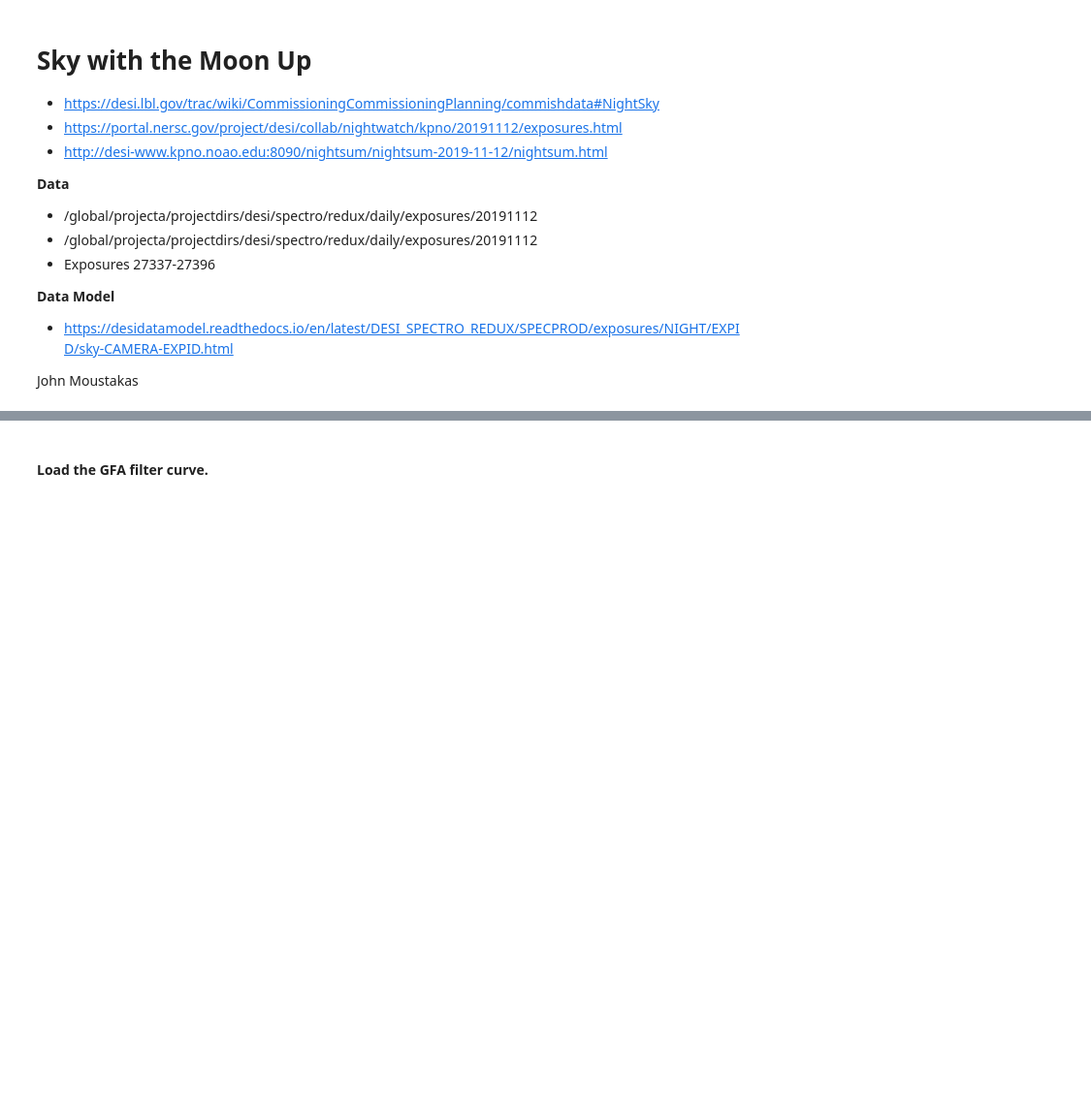
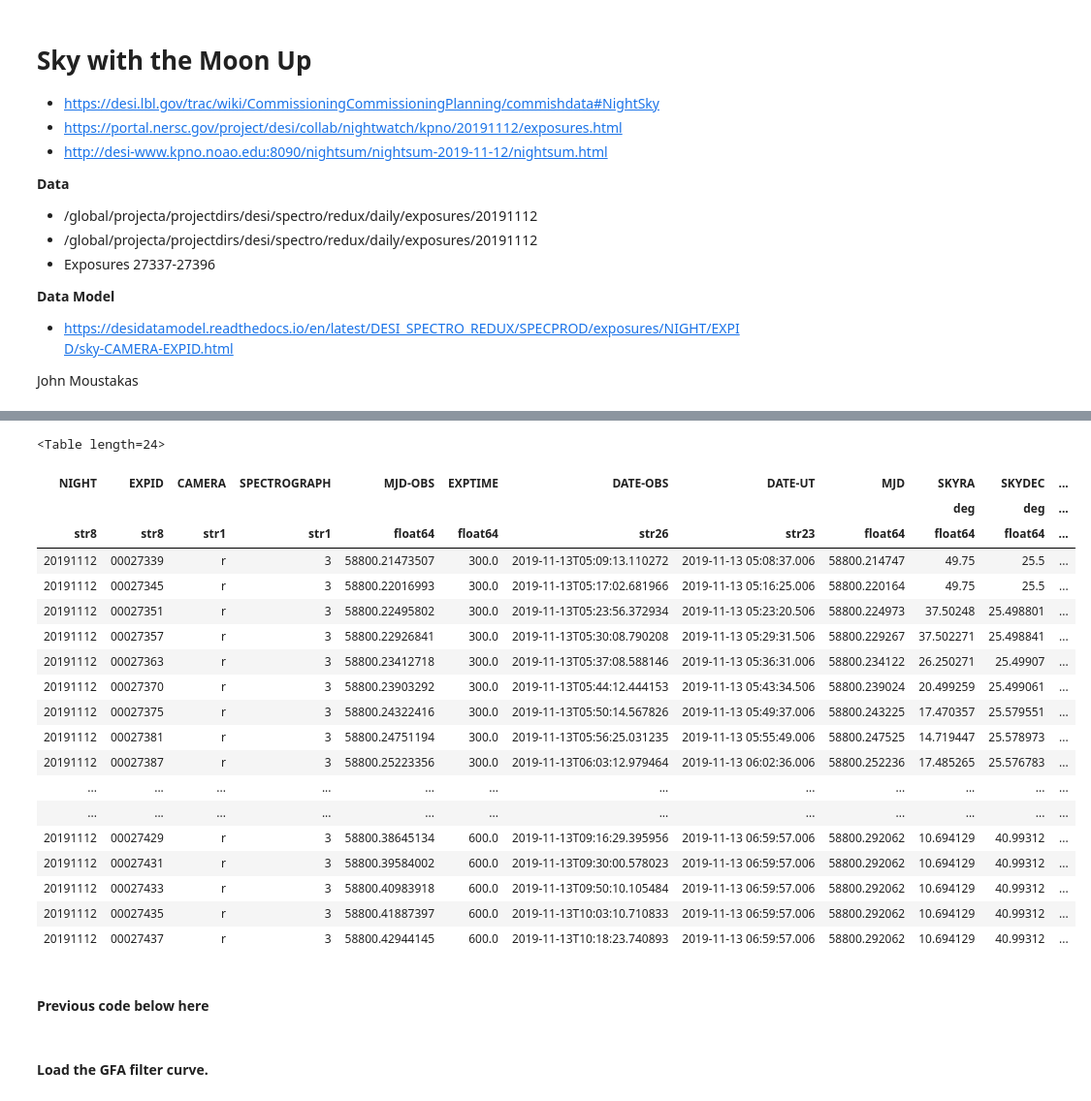
Before and after one commit to desihub/desicmx, a Jupyter notebook: analysis/specsky/sky-with-moon.ipynb, the cells around one changed output, grey strips where cells are left out. Shown: that part at 97% size. Saved outputs shown, nothing was run; the diff lists cells and outputs as text; code cells hidden in the pictures; blank space fills up the shorter version.

```diff
--- a/analysis/specsky/sky-with-moon.ipynb
+++ b/analysis/specsky/sky-with-moon.ipynb
@@ -39,0 +240,23 @@ sns.set(context='talk', style='ticks', font_scale=1.1)
+# %%
+info
+# %% [output]
+<Table length=24>
+| NIGHT | EXPID | CAMERA | SPECTROGRAPH | MJD-OBS | EXPTIME | DATE-OBS | DATE-UT | MJD | SKYRA | SKYDEC | ... |
+|  |  |  |  |  |  |  |  |  | deg | deg | ... |
+| str8 | str8 | str1 | str1 | float64 | float64 | str26 | str23 | float64 | float64 | float64 | ... |
+| 20191112 | 00027339 | r | 3 | 58800.21473507 | 300.0 | 2019-11-13T05:09:13.110272 | 2019-11-13 05:08:37.006 | 58800.214747 | 49.75 | 25.5 | ... |
+| 20191112 | 00027345 | r | 3 | 58800.22016993 | 300.0 | 2019-11-13T05:17:02.681966 | 2019-11-13 05:16:25.006 | 58800.220164 | 49.75 | 25.5 | ... |
+| 20191112 | 00027351 | r | 3 | 58800.22495802 | 300.0 | 2019-11-13T05:23:56.372934 | 2019-11-13 05:23:20.506 | 58800.224973 | 37.50248 | 25.498801 | ... |
+| 20191112 | 00027357 | r | 3 | 58800.22926841 | 300.0 | 2019-11-13T05:30:08.790208 | 2019-11-13 05:29:31.506 | 58800.229267 | 37.502271 | 25.498841 | ... |
+| 20191112 | 00027363 | r | 3 | 58800.23412718 | 300.0 | 2019-11-13T05:37:08.588146 | 2019-11-13 05:36:31.006 | 58800.234122 | 26.250271 | 25.49907 | ... |
+| 20191112 | 00027370 | r | 3 | 58800.23903292 | 300.0 | 2019-11-13T05:44:12.444153 | 2019-11-13 05:43:34.506 | 58800.239024 | 20.499259 | 25.499061 | ... |
+| 20191112 | 00027375 | r | 3 | 58800.24322416 | 300.0 | 2019-11-13T05:50:14.567826 | 2019-11-13 05:49:37.006 | 58800.243225 | 17.470357 | 25.579551 | ... |
+| 20191112 | 00027381 | r | 3 | 58800.24751194 | 300.0 | 2019-11-13T05:56:25.031235 | 2019-11-13 05:55:49.006 | 58800.247525 | 14.719447 | 25.578973 | ... |
+| 20191112 | 00027387 | r | 3 | 58800.25223356 | 300.0 | 2019-11-13T06:03:12.979464 | 2019-11-13 06:02:36.006 | 58800.252236 | 17.485265 | 25.576783 | ... |
+| ... | ... | ... | ... | ... | ... | ... | ... | ... | ... | ... | ... |
+| ... | ... | ... | ... | ... | ... | ... | ... | ... | ... | ... | ... |
+| 20191112 | 00027429 | r | 3 | 58800.38645134 | 600.0 | 2019-11-13T09:16:29.395956 | 2019-11-13 06:59:57.006 | 58800.292062 | 10.694129 | 40.99312 | ... |
+| 20191112 | 00027431 | r | 3 | 58800.39584002 | 600.0 | 2019-11-13T09:30:00.578023 | 2019-11-13 06:59:57.006 | 58800.292062 | 10.694129 | 40.99312 | ... |
+| 20191112 | 00027433 | r | 3 | 58800.40983918 | 600.0 | 2019-11-13T09:50:10.105484 | 2019-11-13 06:59:57.006 | 58800.292062 | 10.694129 | 40.99312 | ... |
+| 20191112 | 00027435 | r | 3 | 58800.41887397 | 600.0 | 2019-11-13T10:03:10.710833 | 2019-11-13 06:59:57.006 | 58800.292062 | 10.694129 | 40.99312 | ... |
+| 20191112 | 00027437 | r | 3 | 58800.42944145 | 600.0 | 2019-11-13T10:18:23.740893 | 2019-11-13 06:59:57.006 | 58800.292062 | 10.694129 | 40.99312 | ... |
@@ -40 +265,3 @@ sns.set(context='talk', style='ticks', font_scale=1.1)
+# %% [markdown]
+#### Previous code below here
 # %%
```
Also changed, not shown: parts of 38 cells of this notebook.
